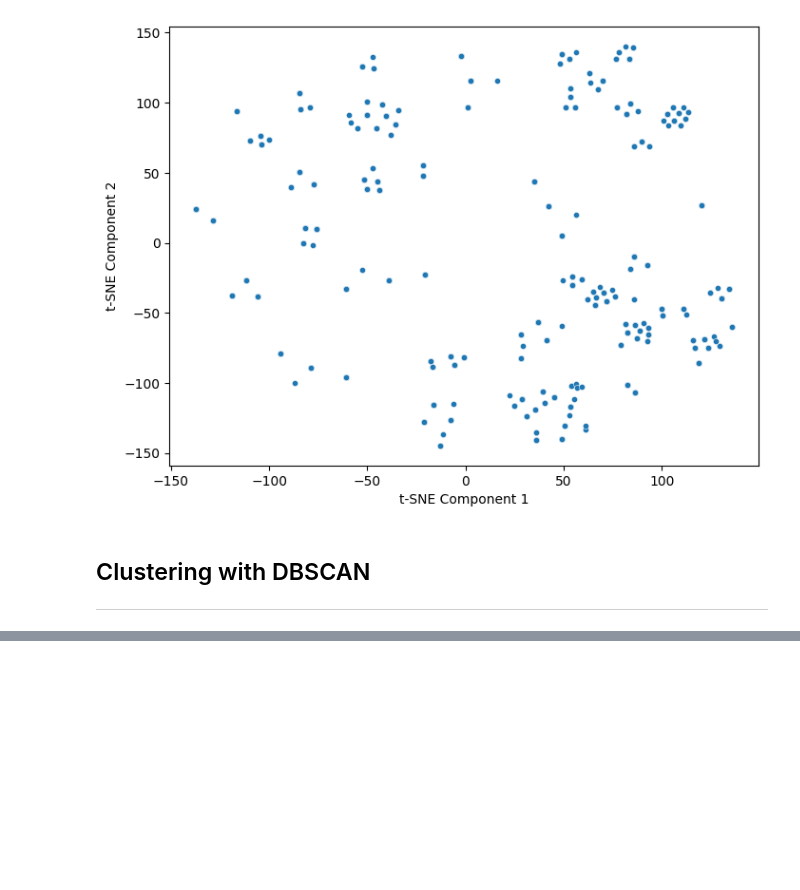
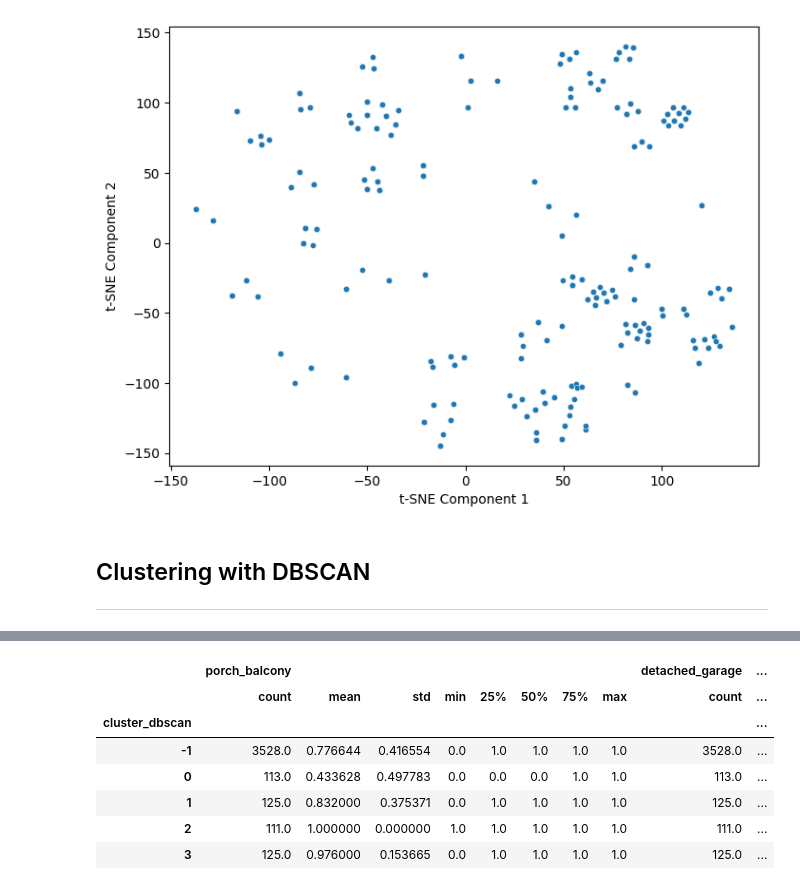
Before and after one commit to bryceayoung/ouray, a Jupyter notebook: workflows/analysis/clustering_2.ipynb, the cells around one changed output, grey strips where cells are left out. Saved outputs shown, nothing was run; the diff lists cells and outputs as text; code cells hidden in the pictures; blank space fills up the shorter version.

```diff
--- a/workflows/analysis/clustering_2.ipynb
+++ b/workflows/analysis/clustering_2.ipynb
@@ -447,4 +449,13 @@ plt.show()
 # %%
 # Group by DBSCAN clusters and compute mean values for features
-cluster_summary = df.groupby('cluster_dbscan')[tsne_cols].describe()
+cluster_summary = df.groupby('cluster_dbscan')[cluster_cols].describe()
 cluster_summary
+# %% [output]
+|  | porch_balcony |  |  |  |  |  |  |  | detached_garage | ... |
+|  | count | mean | std | min | 25% | 50% | 75% | max | count | ... |
+| cluster_dbscan |  |  |  |  |  |  |  |  |  | ... |
+| -1 | 3528.0 | 0.776644 | 0.416554 | 0.0 | 1.0 | 1.0 | 1.0 | 1.0 | 3528.0 | ... |
+| 0 | 113.0 | 0.433628 | 0.497783 | 0.0 | 0.0 | 0.0 | 1.0 | 1.0 | 113.0 | ... |
+| 1 | 125.0 | 0.832000 | 0.375371 | 0.0 | 1.0 | 1.0 | 1.0 | 1.0 | 125.0 | ... |
+| 2 | 111.0 | 1.000000 | 0.000000 | 1.0 | 1.0 | 1.0 | 1.0 | 1.0 | 111.0 | ... |
+| 3 | 125.0 | 0.976000 | 0.153665 | 0.0 | 1.0 | 1.0 | 1.0 | 1.0 | 125.0 | ... |
```
Also changed, not shown: parts of 5 cells of this notebook.
